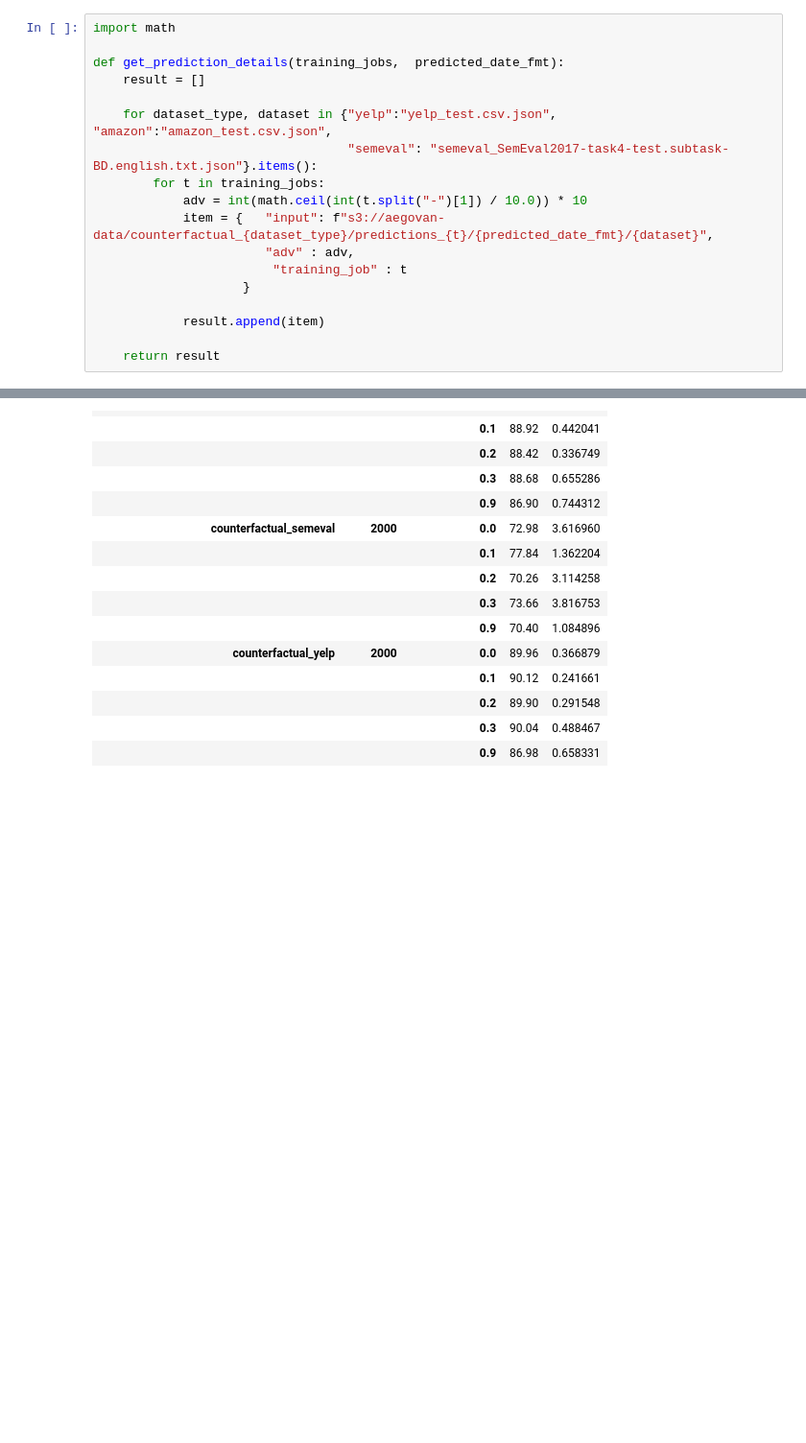
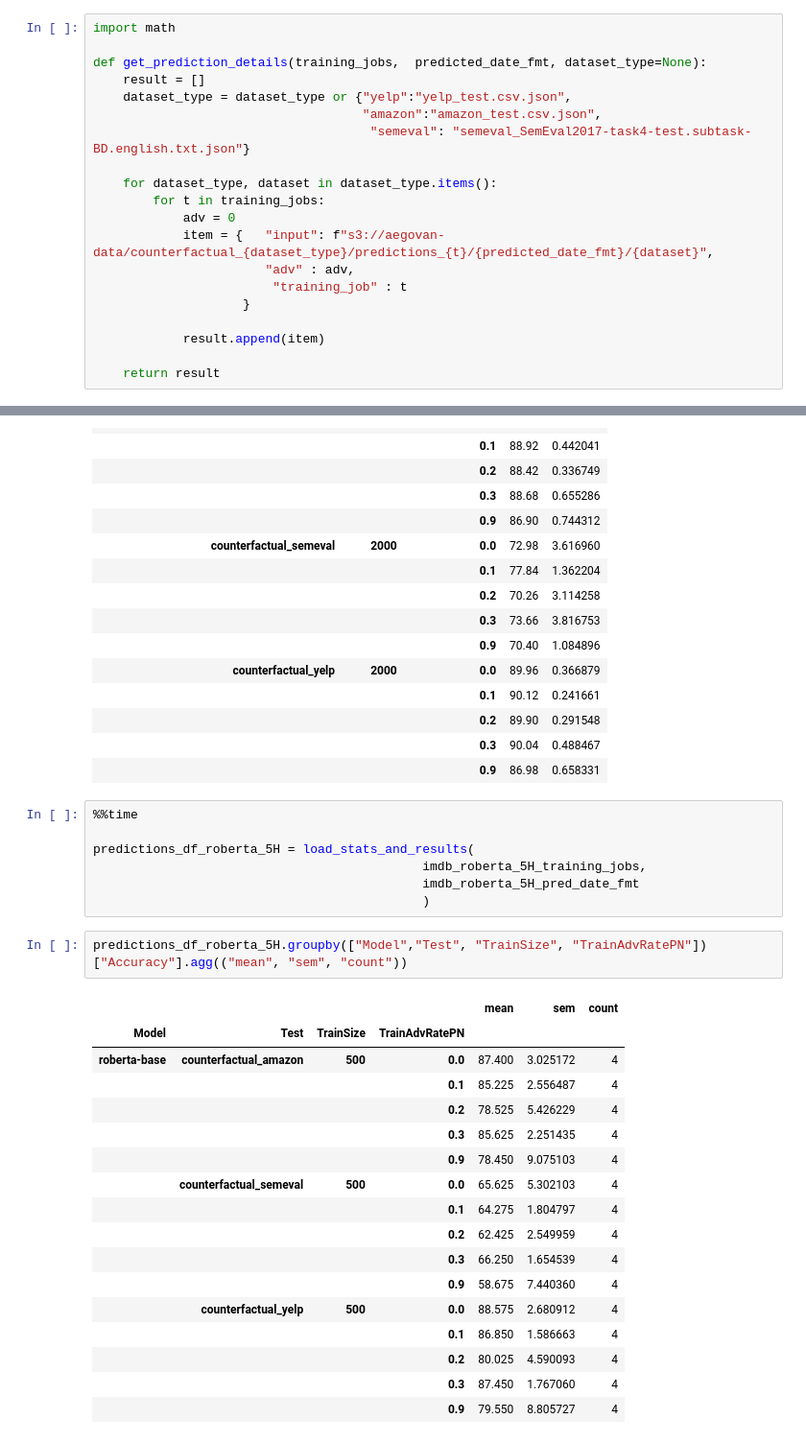
Before and after one commit to elangovana/large-scale-ptm-ppi, a Jupyter notebook: notebooks/counterfactual_prediction_analysis.ipynb, the cells around one changed output, grey strips where cells are left out. Shown at 96% size. Saved outputs shown, nothing was run; the diff lists cells and outputs as text; blank space fills up the shorter version.

```diff
--- a/notebooks/counterfactual_prediction_analysis.ipynb
+++ b/notebooks/counterfactual_prediction_analysis.ipynb
@@ -62,13 +96,15 @@ imdb_bert_5H_training_jobs = [
 # %%
 import math
 
-def get_prediction_details(training_jobs,  predicted_date_fmt):
+def get_prediction_details(training_jobs,  predicted_date_fmt, dataset_type=None):
     result = []
+    dataset_type = dataset_type or {"yelp":"yelp_test.csv.json",
+                                    "amazon":"amazon_test.csv.json",
+                                     "semeval": "semeval_SemEval2017-task4-test.subtask-BD.english.txt.json"}
 
-    for dataset_type, dataset in {"yelp":"yelp_test.csv.json", "amazon":"amazon_test.csv.json",
-                                  "semeval": "semeval_SemEval2017-task4-test.subtask-BD.english.txt.json"}.items():
+    for dataset_type, dataset in dataset_type.items():
         for t in training_jobs:
-            adv = int(math.ceil(int(t.split("-")[1]) / 10.0)) * 10
+            adv = 0
             item = {   "input": f"s3://aegovan-data/counterfactual_{dataset_type}/predictions_{t}/{predicted_date_fmt}/{dataset}",
                        "adv" : adv,
                         "training_job" : t
@@ -299,3 +300,30 @@ predictions_df_bert_2k.groupby(["Model","Test", "TrainSize", "TrainAdvRatePN"])[
 |  |  |  | 0.2 | 89.90 | 0.291548 |
 |  |  |  | 0.3 | 90.04 | 0.488467 |
 |  |  |  | 0.9 | 86.98 | 0.658331 |
+# %%
+%%time
+
+predictions_df_roberta_5H = load_stats_and_results(
+                                            imdb_roberta_5H_training_jobs,
+                                            imdb_roberta_5H_pred_date_fmt
+                                            )
+# %%
+predictions_df_roberta_5H.groupby(["Model","Test", "TrainSize", "TrainAdvRatePN"])["Accuracy"].agg(("mean", "sem", "count"))
+# %% [output]
+|  |  |  |  | mean | sem | count |
+| Model | Test | TrainSize | TrainAdvRatePN |  |  |  |
+| roberta-base | counterfactual_amazon | 500 | 0.0 | 87.400 | 3.025172 | 4 |
+|  |  |  | 0.1 | 85.225 | 2.556487 | 4 |
+|  |  |  | 0.2 | 78.525 | 5.426229 | 4 |
+|  |  |  | 0.3 | 85.625 | 2.251435 | 4 |
+|  |  |  | 0.9 | 78.450 | 9.075103 | 4 |
+|  | counterfactual_semeval | 500 | 0.0 | 65.625 | 5.302103 | 4 |
+|  |  |  | 0.1 | 64.275 | 1.804797 | 4 |
+|  |  |  | 0.2 | 62.425 | 2.549959 | 4 |
+|  |  |  | 0.3 | 66.250 | 1.654539 | 4 |
+|  |  |  | 0.9 | 58.675 | 7.440360 | 4 |
+|  | counterfactual_yelp | 500 | 0.0 | 88.575 | 2.680912 | 4 |
+|  |  |  | 0.1 | 86.850 | 1.586663 | 4 |
+|  |  |  | 0.2 | 80.025 | 4.590093 | 4 |
+|  |  |  | 0.3 | 87.450 | 1.767060 | 4 |
+|  |  |  | 0.9 | 79.550 | 8.805727 | 4 |
```
Also changed, not shown: parts of 10 cells of this notebook.
